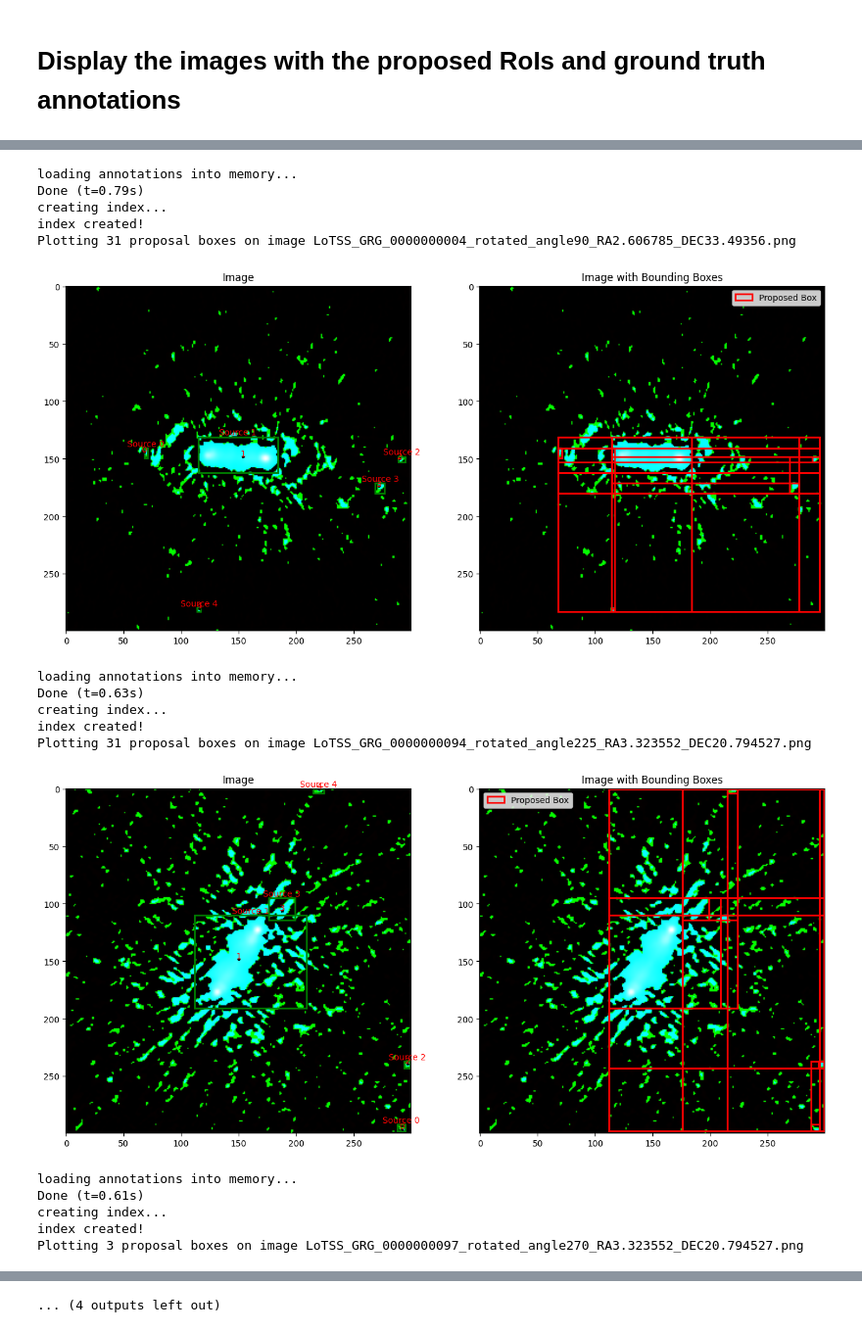
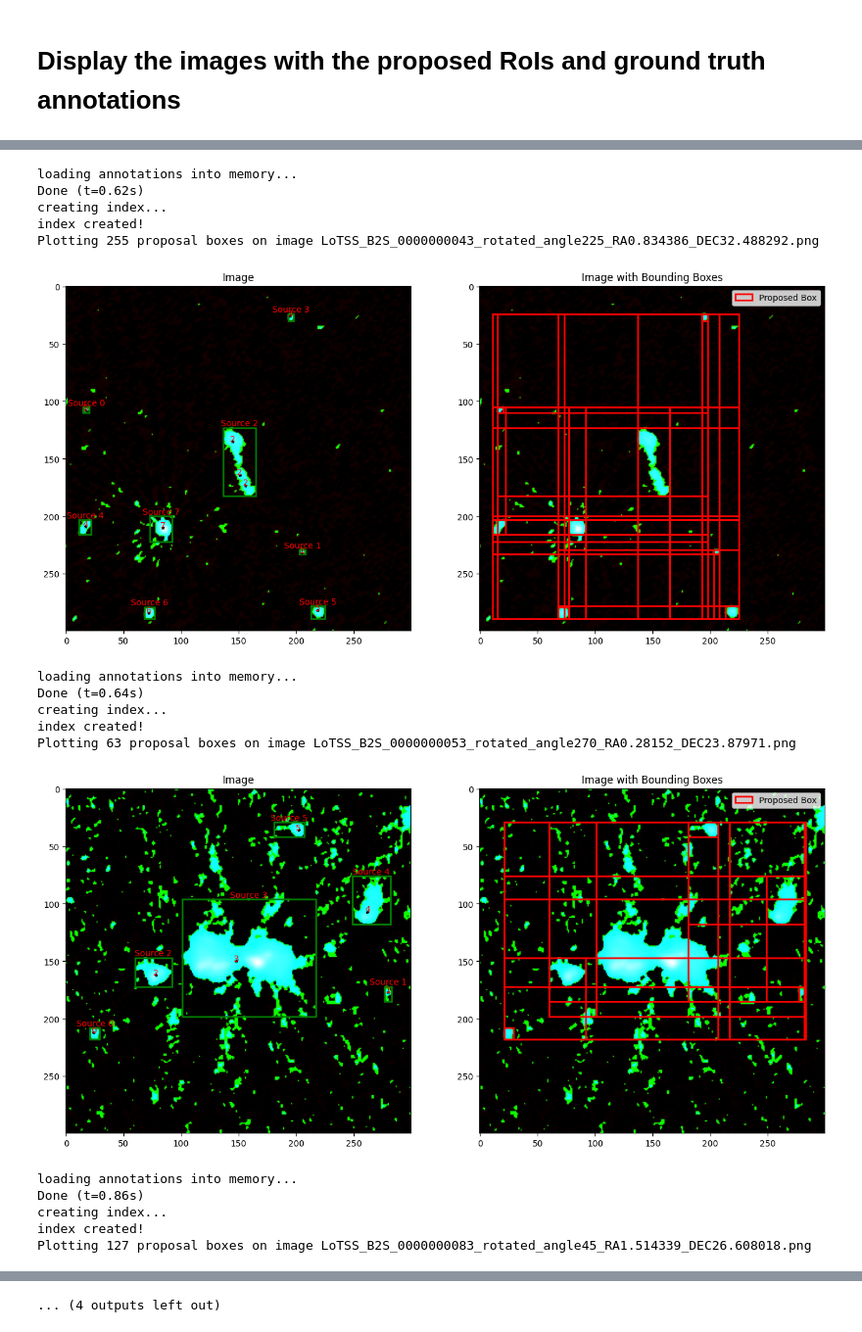
Before and after one commit to Aureusa/astro-datatools, a Jupyter notebook: examples/inspect_annotations_and_proposals_b2s.ipynb, the cells around one changed output, grey strips where cells are left out. Shown at 98% size. Saved outputs shown, nothing was run; the diff lists cells and outputs as text; code cells hidden in the pictures.

```diff
--- a/examples/inspect_annotations_and_proposals_b2s.ipynb
+++ b/examples/inspect_annotations_and_proposals_b2s.ipynb
@@ -123,7 +123,7 @@ def plot_image_with_boxes_proposals(annotations: dict, annotations_path: str, id
             comps_xy = np.array(comps_xy)
             x = comps_xy[:, 0]
             y = comps_xy[:, 1]
-            ax[0].scatter(x, y, c='black', marker='*', s=10)\
+            ax[0].scatter(x, y, c='black', marker='*', s=10)
 
             # Annotate the source name on top of the GT box
             ax[0].annotate(
@@ -152,9 +152,8 @@ def plot_image_with_boxes_proposals(annotations: dict, annotations_path: str, id
 # %%
 # Generate 8 random numbers from 0-7000
 import random
-np.random.seed(43)  # Set a seed for reproducibility
+np.random.seed(41)  # Set a seed for reproducibility
 random_ids = random.sample(range(100), 8)
-vizualizer = B2SVizualizer()
 for i in random_ids:
     plot_image_with_boxes_proposals(annotations, annotations_path, i)
 # %% [output]
@@ -173,17 +173,17 @@ Plotting 63 proposal boxes on image LoTSS_GRG_0000000018_rotated_angle135_RA4.76
 loading annotations into memory...
-Done (t=0.79s)
+Done (t=0.62s)
 creating index...
 index created!
-Plotting 31 proposal boxes on image LoTSS_GRG_0000000004_rotated_angle90_RA2.606785_DEC33.49356.png
+Plotting 255 proposal boxes on image LoTSS_B2S_0000000043_rotated_angle225_RA0.834386_DEC32.488292.png
-[figure, old version]
+[figure, new version]
 loading annotations into memory...
-Done (t=0.63s)
+Done (t=0.64s)
 creating index...
 index created!
-Plotting 31 proposal boxes on image LoTSS_GRG_0000000094_rotated_angle225_RA3.323552_DEC20.794527.png
+Plotting 63 proposal boxes on image LoTSS_B2S_0000000053_rotated_angle270_RA0.28152_DEC23.87971.png
-[figure, old version]
+[figure, new version]
 loading annotations into memory...
-Done (t=0.61s)
+Done (t=0.86s)
 creating index...
 index created!
-Plotting 3 proposal boxes on image LoTSS_GRG_0000000097_rotated_angle270_RA3.323552_DEC20.794527.png
+Plotting 127 proposal boxes on image LoTSS_B2S_0000000083_rotated_angle45_RA1.514339_DEC26.608018.png
```
Also changed, not shown: parts of 2 cells of this notebook, 16 other files.
